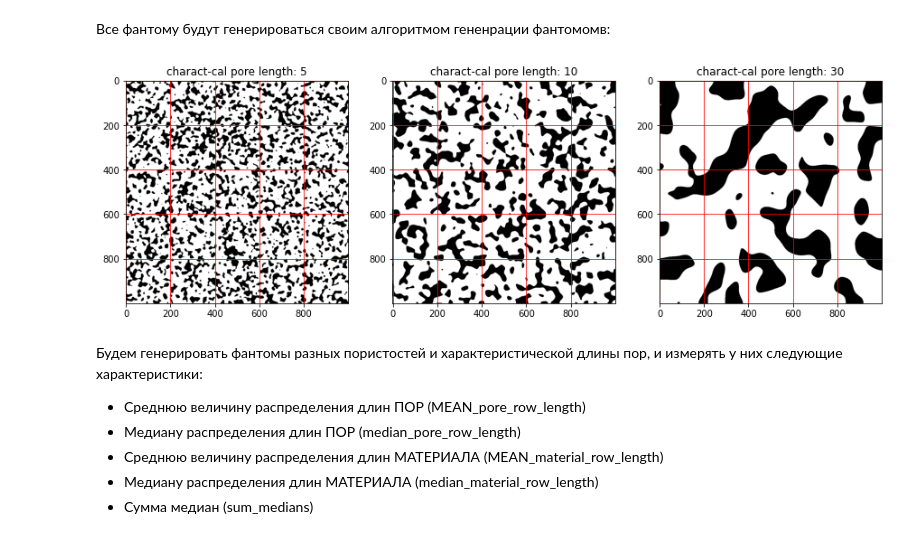
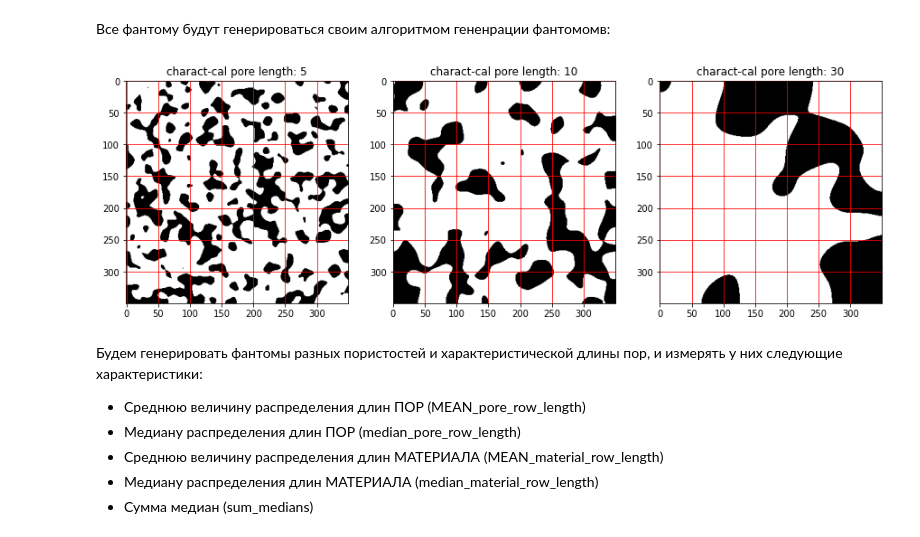
Before and after one commit to ankhafizov/MLTomography, a Jupyter notebook: data_collector.ipynb, the cells around one changed output. Cells and saved outputs as stored; diff of their text form; code cells hidden in the pictures.

```diff
--- a/data_collector.ipynb
+++ b/data_collector.ipynb
@@ -10,18 +10,18 @@ import numpy as np
 # %%
 characteristical_lengths = [5, 10, 30]
 porosity = 0.3
-shape = [1000, 1000]
+shape = [350, 350]
 
 phantoms = [pg.gen_phantom(shape, porosity, cl) for cl in characteristical_lengths]
 
 fig, axes = plt.subplots(ncols=3, figsize=(15,5))
 
 for ax, cl, phantom in zip(axes, characteristical_lengths, phantoms):
     ax.imshow(phantom, cmap='gray')
     ax.set_title(f"charact-cal pore length: {cl}")
     ax.grid(color='red')
 # %% [output]
-[figure, old version]
+[figure, new version]
 # %% [markdown]
 Будем генерировать фантомы разных пористостей и характеристической длины пор, и измерять у них следующие характеристики:
 
```
Also changed, not shown: parts of 2 cells of this notebook, 5 other files.
